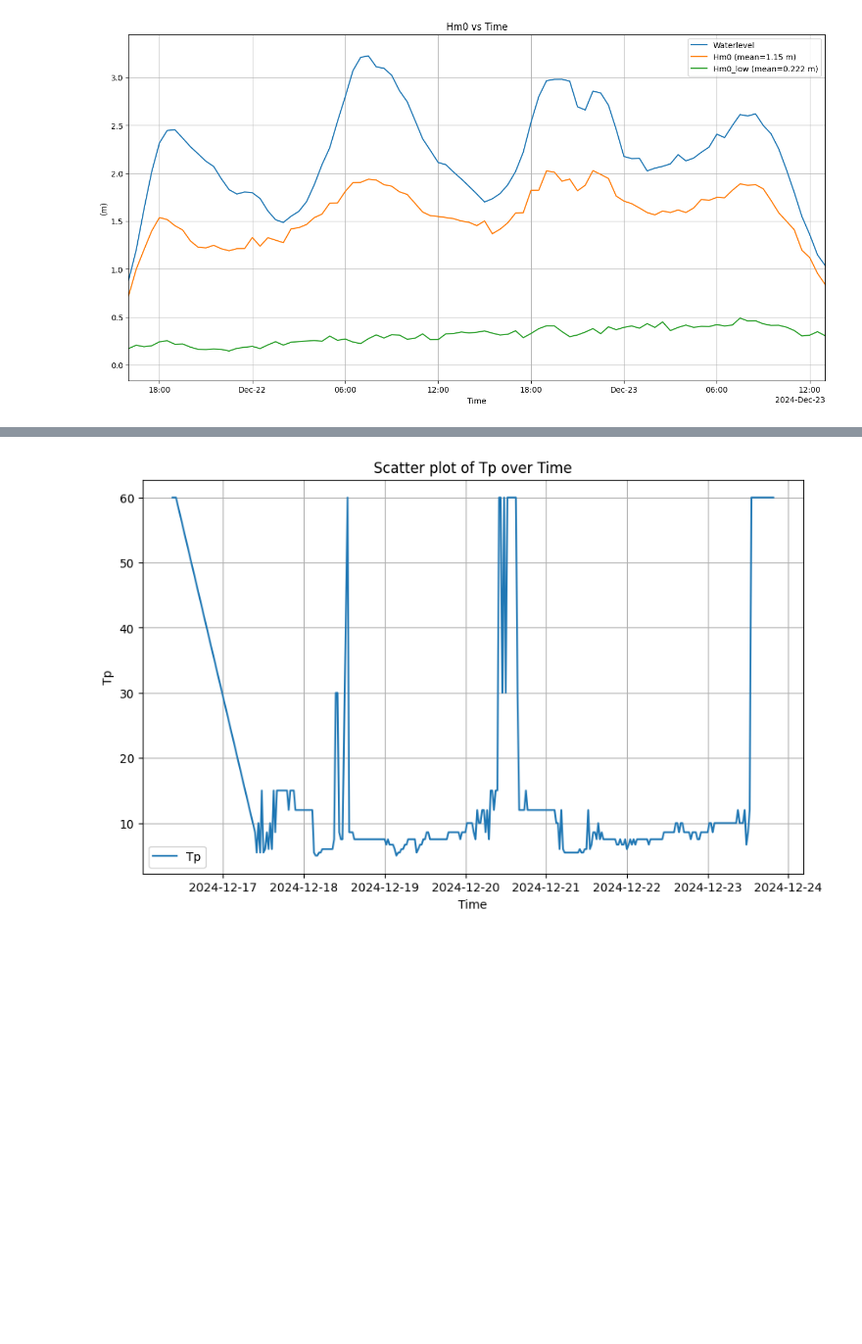
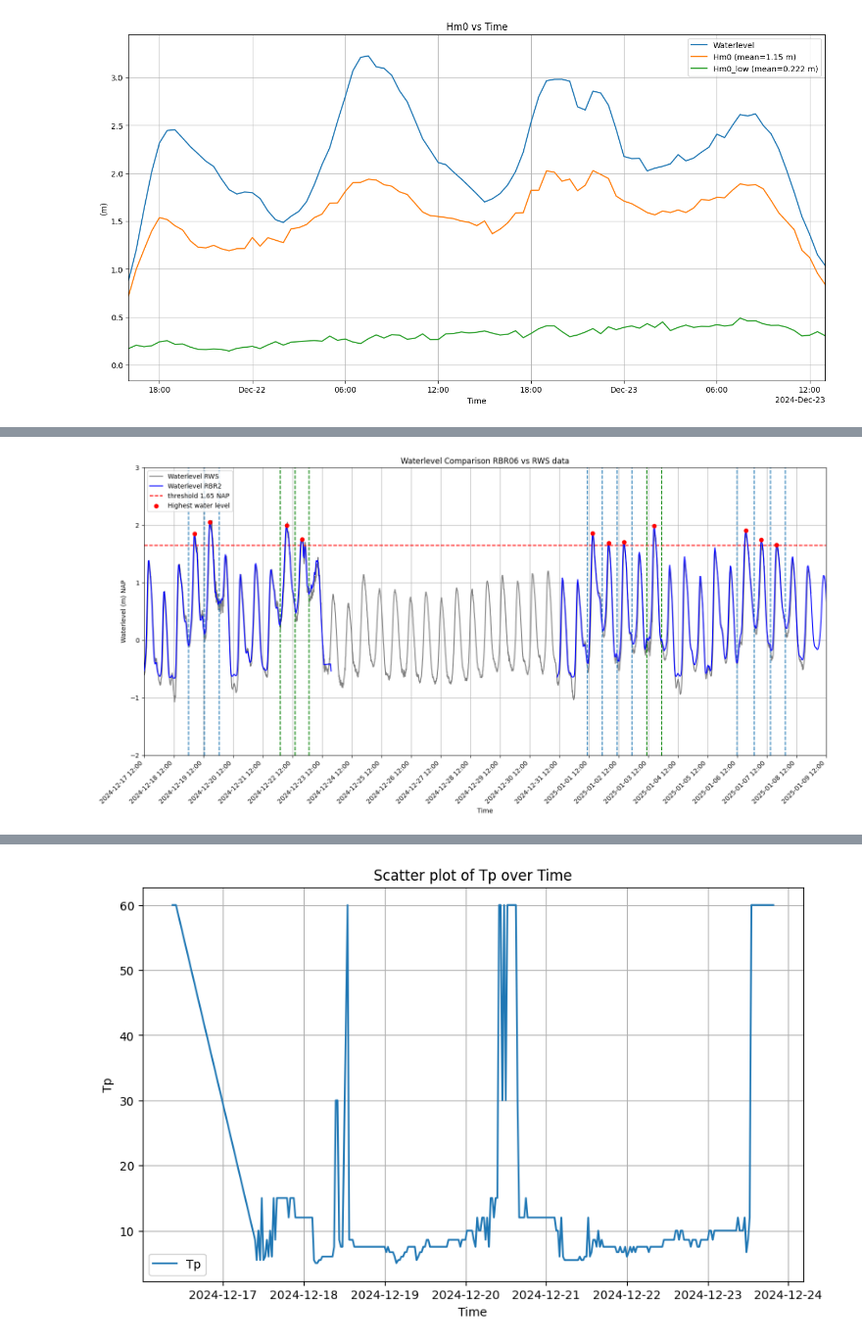
Before and after one commit to Rubenrosman/HybridDune, a Jupyter notebook: Ruben/Pressure_sensors/S1/RBR_05/RBR_tailored_plot.ipynb, the cells around one changed output, grey strips where cells are left out. Shown at 98% size. Saved outputs shown, nothing was run; the diff lists cells and outputs as text; code cells hidden in the pictures; blank space fills up the shorter version.

```diff
--- a/Ruben/Pressure_sensors/S1/RBR_05/RBR_tailored_plot.ipynb
+++ b/Ruben/Pressure_sensors/S1/RBR_05/RBR_tailored_plot.ipynb
@@ -267,0 +292,84 @@ print(ds.zi.values, ds.zb.values)
+# %%
+plt.figure(figsize=(16, 8))
+# Set x-axis limits using specific date stamps
+start_time = pd.Timestamp("2024-12-17T12:00:00")
+end_time = pd.Timestamp("2025-01-09T12:00:00")
+
+plt.figure(figsize=(16, 8))
+
+highest_indices = find_highest_indices(ds, threshold=1.65)
+highest_indices2 = find_highest_indices(ds2, threshold=1.65)
+print(highest_indices, highest_indices2)
+
+# RWS data
+(df_rws.WATERLEVEL / 100).plot(label='Waterlevel RWS', color='grey')
+
+# data 1
+(ds.h + ds.zb).plot(alpha=1.0, zorder=5, color='blue')
+
+# data 2
+(ds2.h + ds2.zb).plot(label='Waterlevel RBR2', alpha=1.0, zorder=5, color='blue')
+
+# axhline for threshold, instrument height and bed level
+plt.axhline(y=1.65, color='r', linestyle='--', label='threshold 1.65 NAP')
+
+# scatter above threshold
+plt.scatter(pd.to_datetime(ds.t.values[highest_indices]), (ds.h + ds.zb)[highest_indices], color='r', label='Highest water level', zorder=5)
+plt.scatter(pd.to_datetime(ds2.t.values[highest_indices2]), (ds2.h + ds2.zb)[highest_indices2], color='r', zorder=5)
+plt.legend(loc='upper left')
+
+# Add labels and legend
+plt.ylim(-2, 3.0)
+plt.xlabel('Time')
+plt.ylabel('Waterlevel (m) NAP')
+plt.title('Waterlevel Comparison RBR06 vs RWS data')
+plt.legend(loc='upper left')
+
+# Set xticks to show every 12 hours
+# ticks = pd.date_range(start=start_time, end=end_time, freq='12h')
+# plt.xticks(ticks=ticks, rotation=45)
+# plt.gca().xaxis.set_major_formatter(plt.matplotlib.dates.DateFormatter('%Y-%m-%d %H:%M'))
+# plt.grid(True)
+
+### plot on different axis ds.Hm0 ###
+# ax2 = plt.twinx()
+# ds.Hm0.plot(ax=ax2, color='g', label='Hm0')
+# ds2.Hm0.plot(ax=ax2, color='g')
+# ax2.set_ylim(0, 15)
+# plt.ylabel('Hm0 (m)')
+# plt.legend(loc='upper right')
+
+# Set x-axis limits using specific date stamps
+plt.xlim(start_time, end_time)
+
+# Set xticks to show every 12 hours
+ticks = pd.date_range(start=start_time, end=end_time, freq='24h')
+plt.xticks(ticks=ticks, rotation=45)
+plt.gca().xaxis.set_major_formatter(plt.matplotlib.dates.DateFormatter('%Y-%m-%d %H:%M'))
+plt.grid(True)
+
+# plot axvline for lidar moment
+lidarplots1 = [pd.Timestamp("2024-12-19T00:00:00"), pd.Timestamp("2024-12-19T13:00:00"), pd.Timestamp("2024-12-20T01:00:00")]
+for lidarplot in lidarplots1:
+	plt.axvline(x=lidarplot, linestyle='--')
+
+lidarplots2 = [pd.Timestamp("2024-12-22T02:30:00"), pd.Timestamp("2024-12-22T14:30:00"), pd.Timestamp("2024-12-23T01:30:00")]
+for lidarplot in lidarplots2:
+	plt.axvline(x=lidarplot, linestyle='--', color='green')
+
+lidarplots3 = [pd.Timestamp("2025-01-01T11:00:00"), pd.Timestamp("2025-01-01T23:00:00"), pd.Timestamp("2025-01-02T11:00:00"), pd.Timestamp("2025-01-02T23:00:00")]
+for lidarplot in lidarplots3:
+	plt.axvline(x=lidarplot, linestyle='--')
+
+lidarplots4 = [pd.Timestamp("2025-01-03T11:00:00"), pd.Timestamp("2025-01-03T23:00:00")]
+for lidarplot in lidarplots4:
+	plt.axvline(x=lidarplot, linestyle='--', color='green')
+
+lidarplots5 = [pd.Timestamp("2025-01-06T12:00:00"), pd.Timestamp("2025-01-07T02:00:00"), pd.Timestamp("2025-01-07T15:00:00"), pd.Timestamp("2025-01-08T03:00:00")]
+for lidarplot in lidarplots5:
+	plt.axvline(x=lidarplot, linestyle='--')
+
+# legend and show
+plt.tight_layout()
+plt.show();
+# %% [output]
@@ -267,0 +378 @@ print(ds.zi.values, ds.zb.values)
+[figure, added]
```
Also changed, not shown: parts of 10 cells of this notebook, 3 other files.
